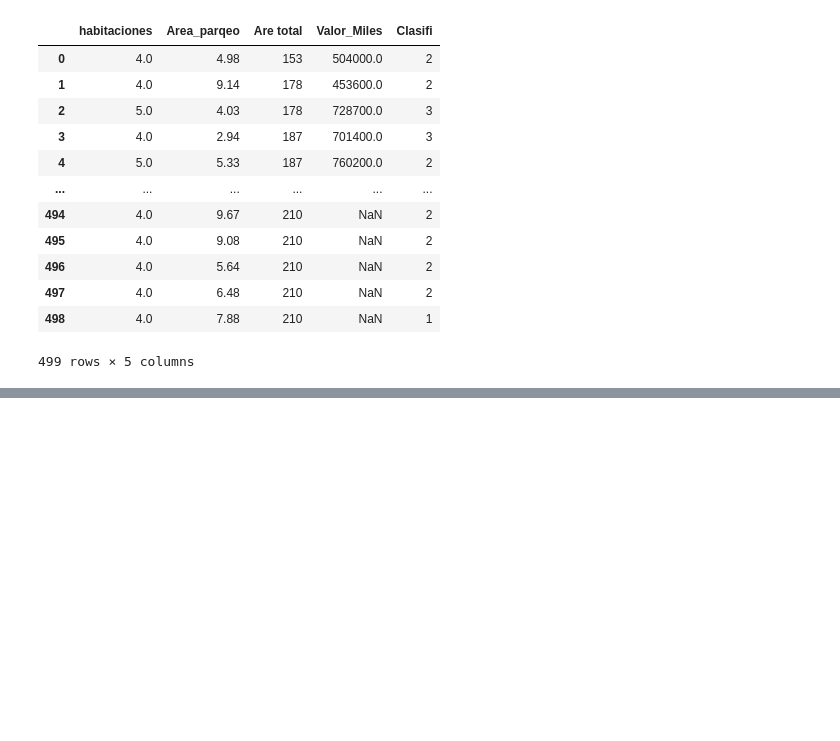
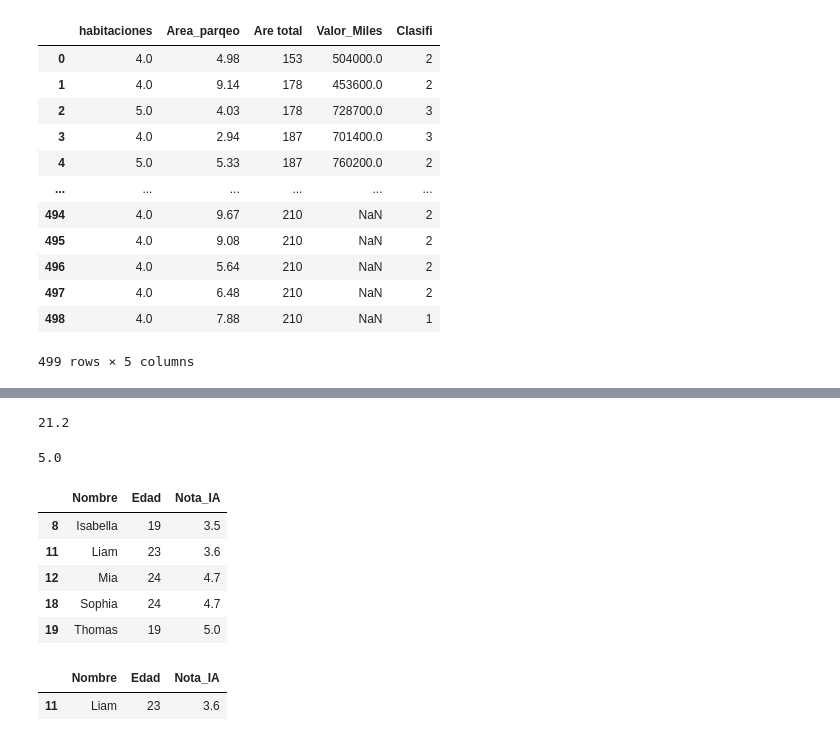
Before and after one commit to JGutierrez25/Clase-IA, a Jupyter notebook: EDA.ipynb, the cells around one changed output, grey strips where cells are left out. Saved outputs shown, nothing was run; the diff lists cells and outputs as text; code cells hidden in the pictures; blank space fills up the shorter version.

```diff
--- a/EDA.ipynb
+++ b/EDA.ipynb
@@ -27,0 +214,22 @@ df
+# %%
+alumnos.Edad.mean()
+# %% [output]
+21.2
+# %%
+alumnos.Nota_IA.max()
+# %% [output]
+5.0
+# %%
+alumnos[alumnos.Nota_IA>=3.5]
+# %% [output]
+|  | Nombre | Edad | Nota_IA |
+| 8 | Isabella | 19 | 3.5 |
+| 11 | Liam | 23 | 3.6 |
+| 12 | Mia | 24 | 4.7 |
+| 18 | Sophia | 24 | 4.7 |
+| 19 | Thomas | 19 | 5.0 |
+# %%
+alumnos[alumnos.Nombre== 'Liam']
+# %% [output]
+|  | Nombre | Edad | Nota_IA |
+| 11 | Liam | 23 | 3.6 |
```
Also changed, not shown: parts of 17 cells of this notebook.
